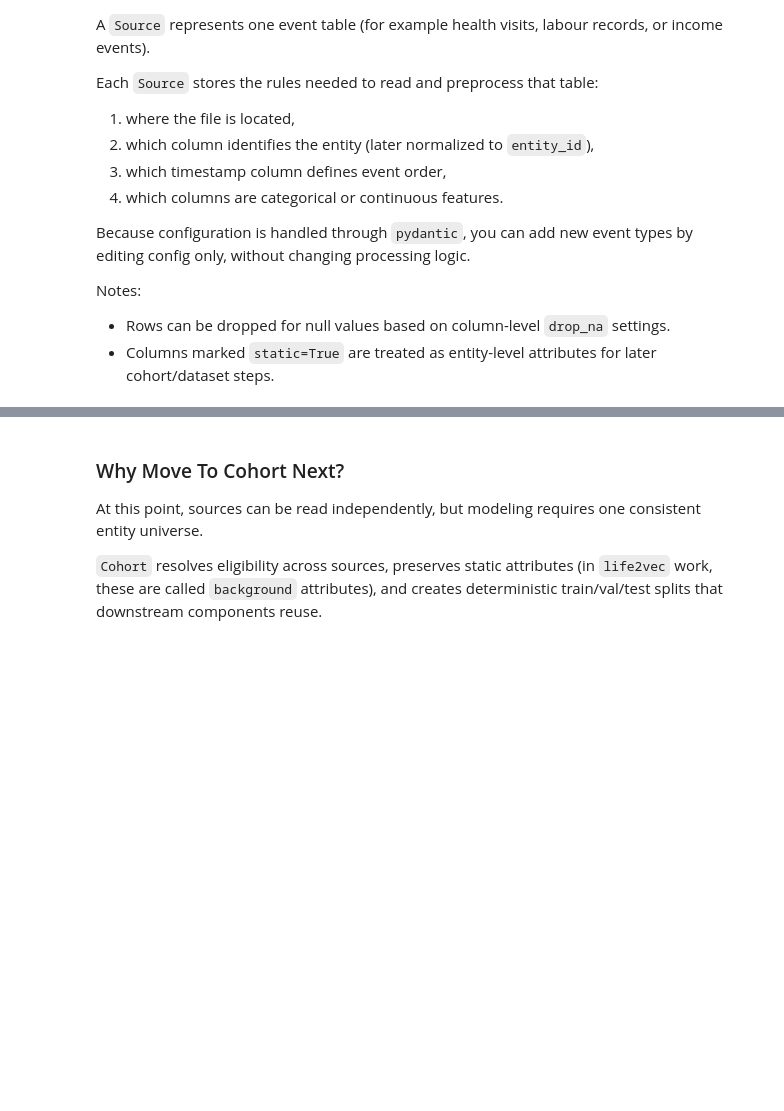
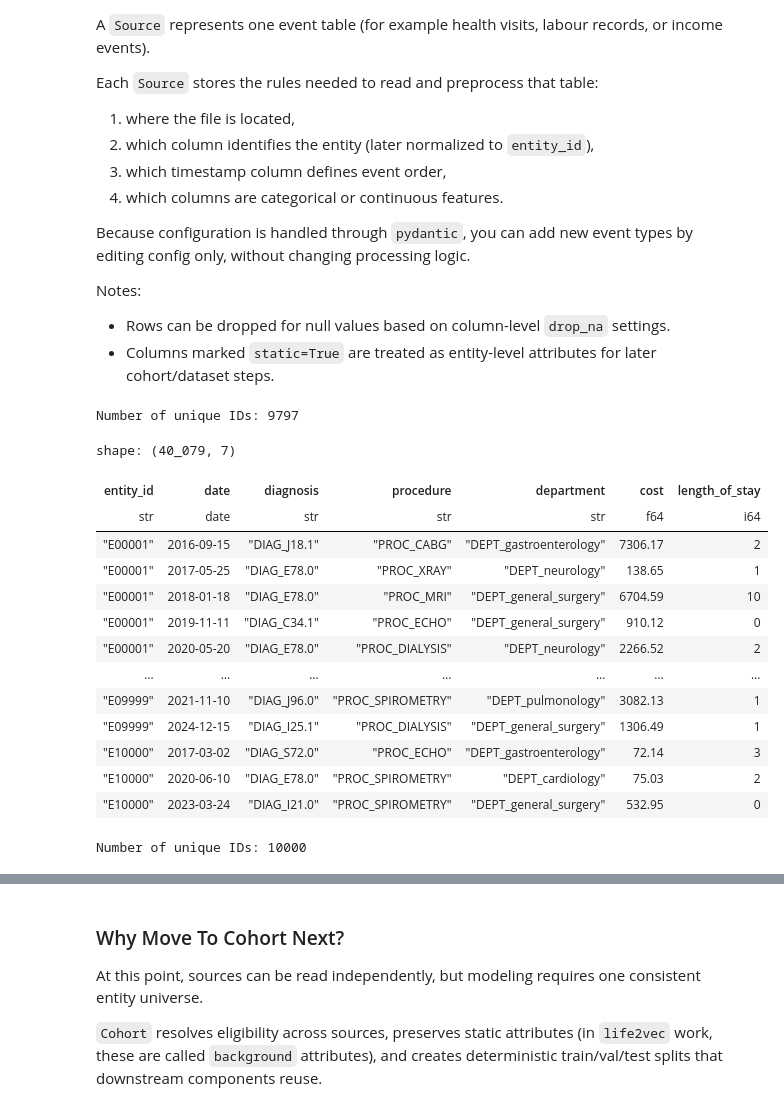
Before and after one commit to carlomarxdk/tab2seq, a Jupyter notebook: examples/synthetic_source.ipynb, the cells around one changed output, grey strips where cells are left out. Cells and saved outputs as stored; diff of their text form; code cells hidden in the pictures; blank space fills up the shorter version.

Commit message:
Updates to tokenization and datetime (#5)

```diff
--- a/examples/synthetic_source.ipynb
+++ b/examples/synthetic_source.ipynb
@@ -68,25 +93,41 @@ from tab2seq.source import (
 # %%
 source_H = Source(config=SourceConfig(
     name="health",
     filepath="synthetic_data/health.parquet",
     id_col="entity_id",
     categorical_cols=[
         CategoricalColConfig(col_name="diagnosis", prefix="DIAG"),
         CategoricalColConfig(col_name="procedure", prefix="PROC"),
         CategoricalColConfig(col_name="department", prefix="DEPT"),
     ],
     continuous_cols=[
         ContinuousColConfig(col_name="cost", prefix="COST", n_bins=20, strategy="quantile"),
         ContinuousColConfig(col_name="length_of_stay", prefix="LOS", n_bins=20, strategy="quantile"),
     ],
     output_format="parquet",
-    timestamp_cols=[
-        TimestampColConfig(col_name="date", is_primary=True, drop_na=True)
+    temporal_cols=[
+        TemporalColConfig(col_name="date", is_primary=True, drop_na=True, col_type="datetime")
     ]
 ))
 
 print("Number of unique IDs:", len(source_H.get_entity_ids()))
 source_H.process(cache=True)
+# %% [output]
+Number of unique IDs: 9797
+shape: (40_079, 7)
+| entity_id | date | diagnosis | procedure | department | cost | length_of_stay |
+| str | date | str | str | str | f64 | i64 |
+| "E00001" | 2016-09-15 | "DIAG_J18.1" | "PROC_CABG" | "DEPT_gastroenterology" | 7306.17 | 2 |
+| "E00001" | 2017-05-25 | "DIAG_E78.0" | "PROC_XRAY" | "DEPT_neurology" | 138.65 | 1 |
+| "E00001" | 2018-01-18 | "DIAG_E78.0" | "PROC_MRI" | "DEPT_general_surgery" | 6704.59 | 10 |
+| "E00001" | 2019-11-11 | "DIAG_C34.1" | "PROC_ECHO" | "DEPT_general_surgery" | 910.12 | 0 |
+| "E00001" | 2020-05-20 | "DIAG_E78.0" | "PROC_DIALYSIS" | "DEPT_neurology" | 2266.52 | 2 |
+| … | … | … | … | … | … | … |
+| "E09999" | 2021-11-10 | "DIAG_J96.0" | "PROC_SPIROMETRY" | "DEPT_pulmonology" | 3082.13 | 1 |
+| "E09999" | 2024-12-15 | "DIAG_I25.1" | "PROC_DIALYSIS" | "DEPT_general_surgery" | 1306.49 | 1 |
+| "E10000" | 2017-03-02 | "DIAG_S72.0" | "PROC_ECHO" | "DEPT_gastroenterology" | 72.14 | 3 |
+| "E10000" | 2020-06-10 | "DIAG_E78.0" | "PROC_SPIROMETRY" | "DEPT_cardiology" | 75.03 | 2 |
+| "E10000" | 2023-03-24 | "DIAG_I21.0" | "PROC_SPIROMETRY" | "DEPT_general_surgery" | 532.95 | 0 |
 # %%
 # or you could define the Source config separately and then create the Source
 
@@ -104,14 +145,16 @@ config_L = SourceConfig(
         ContinuousColConfig(col_name="weekly_hours", prefix="WEEKLY_HOURS")
     ],
     output_format="parquet",
-    timestamp_cols=[
-        TimestampColConfig(col_name="date", is_primary=True, drop_na=True),
-        TimestampColConfig(col_name="birthday", is_primary=False, static=True, drop_na=True),
+    temporal_cols=[
+        TemporalColConfig(col_name="date", is_primary=True, drop_na=True, col_type="datetime"),
+        TemporalColConfig(col_name="birthday", is_primary=False, static=True, drop_na=True, col_type="datetime"),
     ],
 )
 source_L = Source(config=config_L)
 
 print("Number of unique IDs:", len(source_L.get_entity_ids()))
+# %% [output]
+Number of unique IDs: 10000
 # %%
 # You can also create a SourceCollection to manage multiple sources together
 collection = SourceCollection(sources=[source_H, source_L])
```
Also changed, not shown: parts of 12 cells of this notebook, 13 other files.
